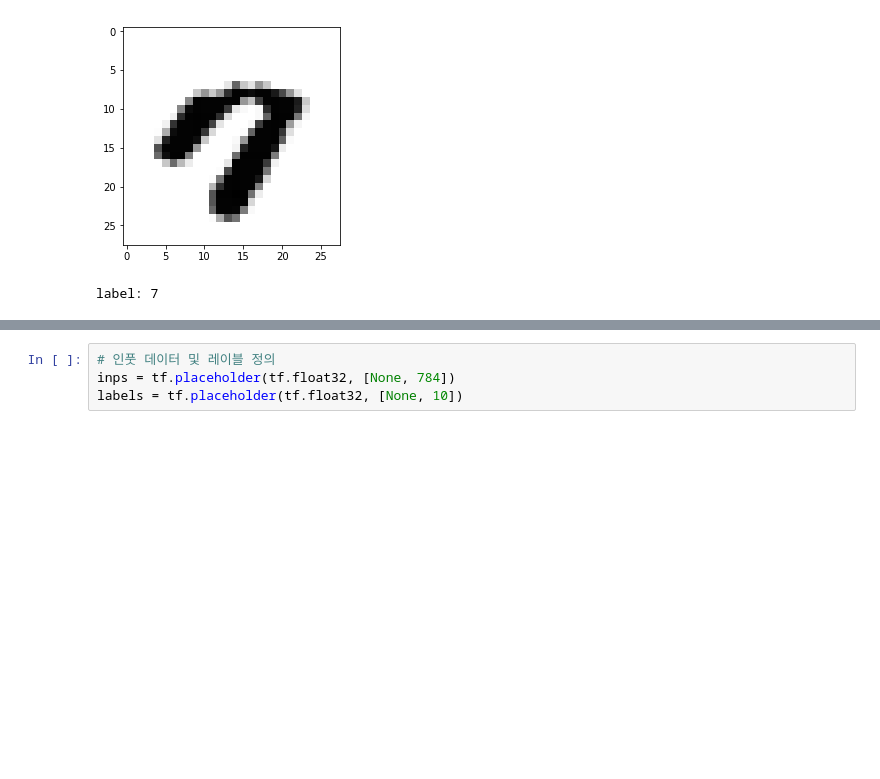
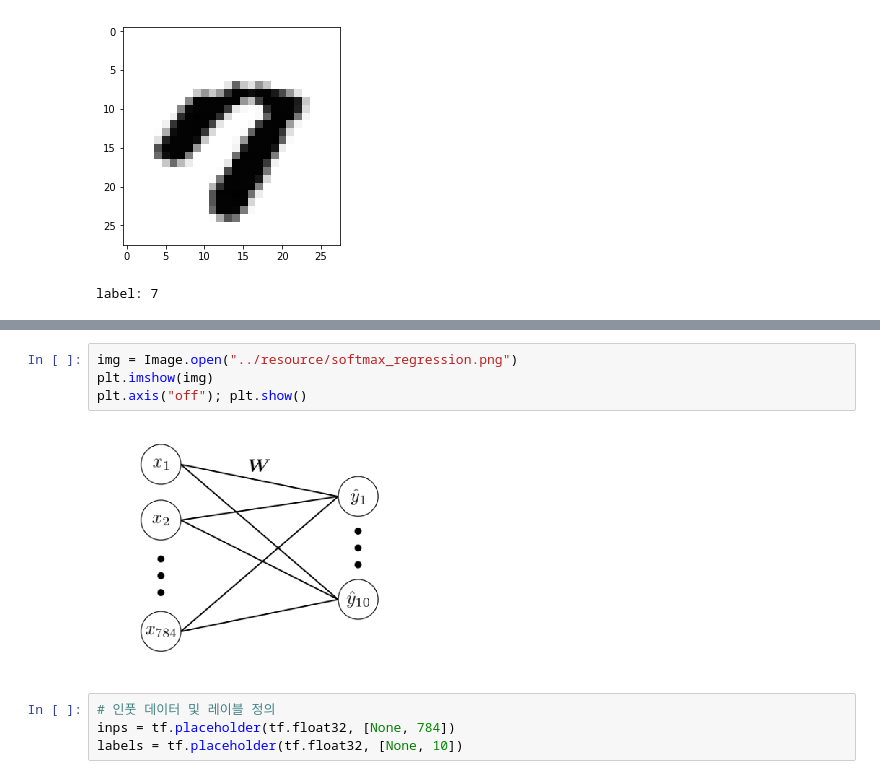
Before and after one commit to JonghwanMun/poscoVisionPractice, a Jupyter notebook: 20170425/example_codes/002 MNIST Softmax Regression.ipynb, the cells around one changed output, grey strips where cells are left out. Drawn from its saved outputs; the diff is of its cells as text; blank space fills up the shorter version.

```diff
--- a/20170425/example_codes/002 MNIST Softmax Regression.ipynb
+++ b/20170425/example_codes/002 MNIST Softmax Regression.ipynb
@@ -46,3 +57,9 @@ label: 7
+# %%
+img = Image.open("../resource/softmax_regression.png")
+plt.imshow(img)
+plt.axis("off"); plt.show()
+# %% [output]
+[figure, added]
 # %%
 # 인풋 데이터 및 레이블 정의
 inps = tf.placeholder(tf.float32, [None, 784])
```
Also changed, not shown: parts of 4 cells of this notebook, 4 other files.
